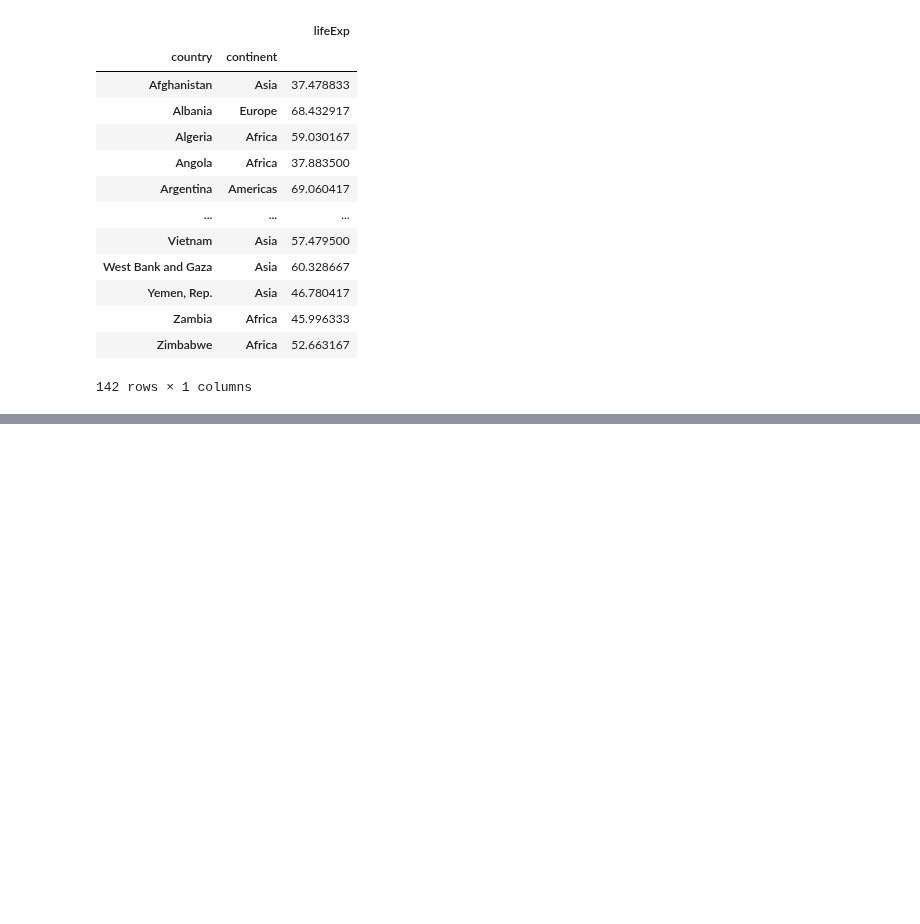
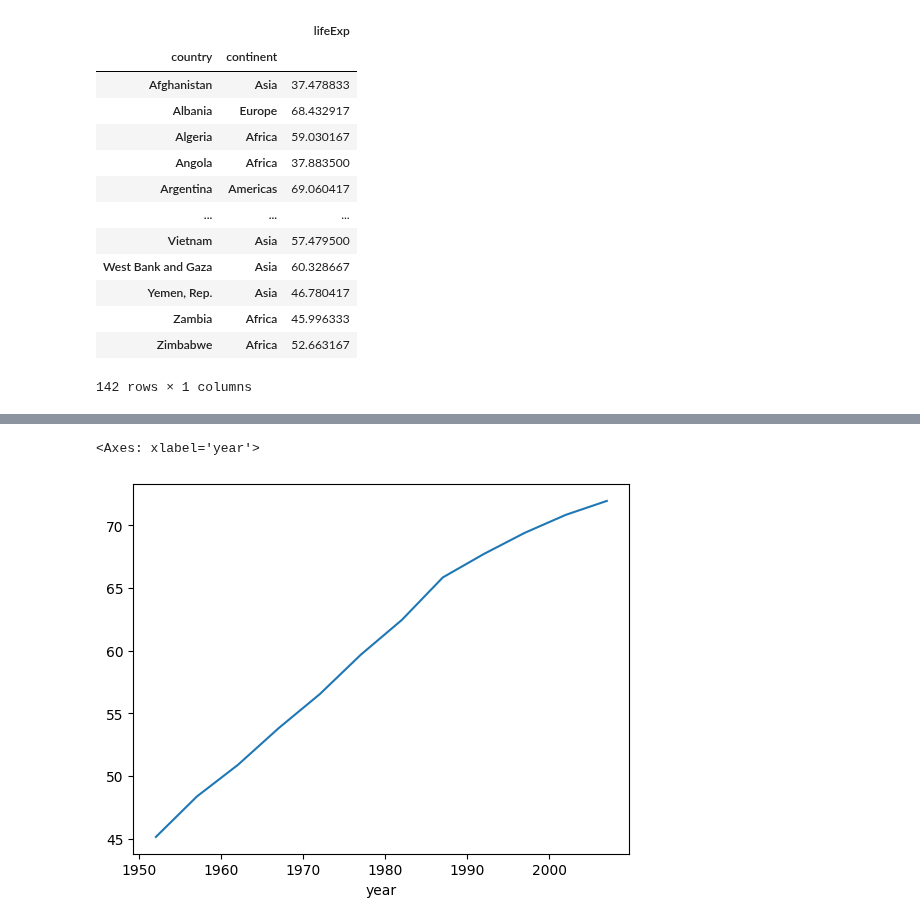
Before and after one commit to zdeik/hipython_rep, a Jupyter notebook: 13.데이터프레임연습.ipynb, the cells around one changed output, grey strips where cells are left out. Cells and saved outputs as stored; diff of their text form; code cells hidden in the pictures; blank space fills up the shorter version.

```diff
--- a/13.데이터프레임연습.ipynb
+++ b/13.데이터프레임연습.ipynb
@@ -351,0 +358,6 @@ g_df_mean
+# %%
+g_df_mean = group_df['lifeExp'].median()
+g_df_mean.plot()
+# %% [output]
+<Axes: xlabel='year'>
+[figure, added]
```
Also changed, not shown: parts of 8 cells of this notebook.
